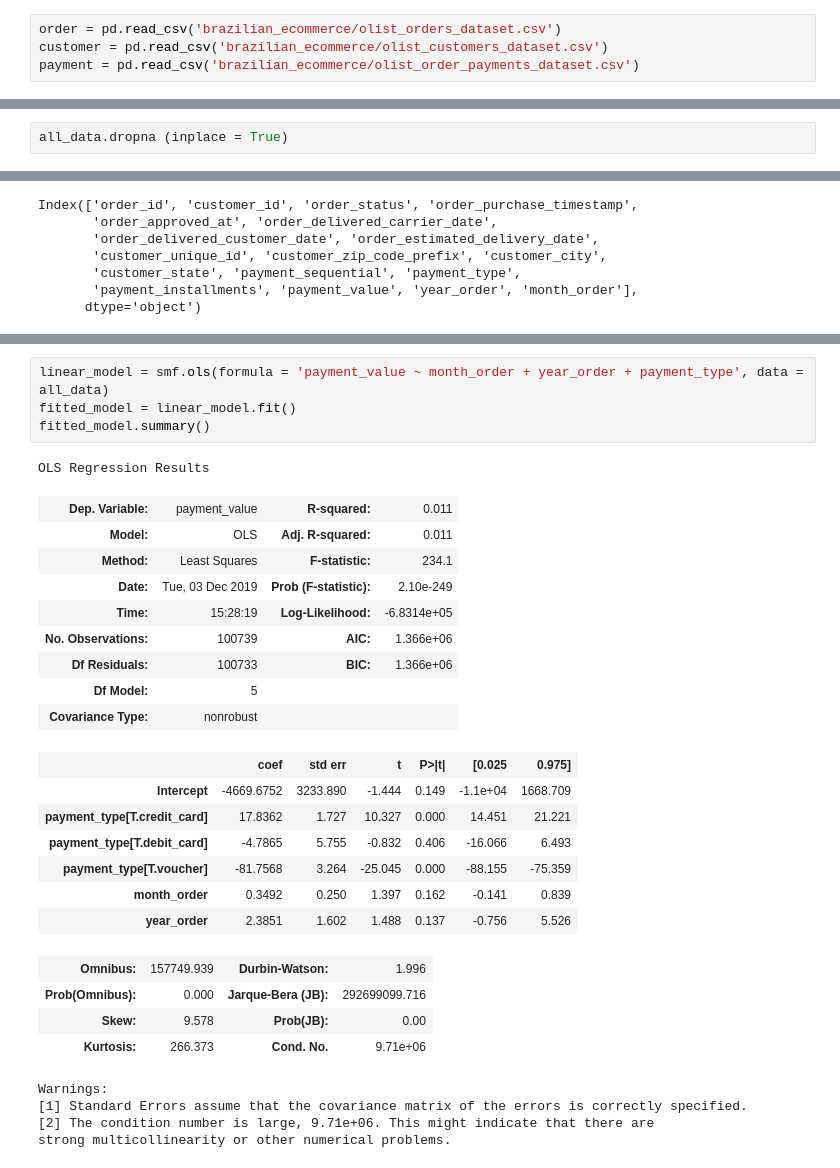
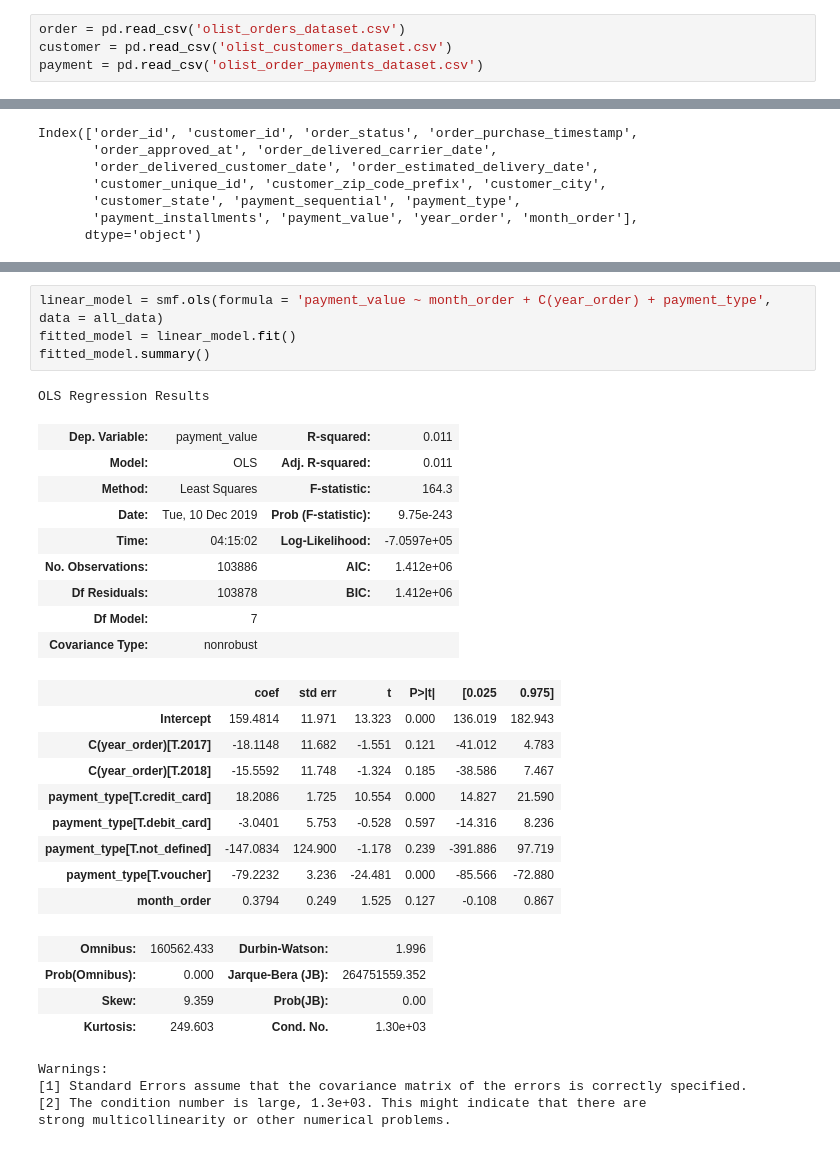
Before and after one commit to krispeta21/Capstone_3, a Jupyter notebook: brazilian_ecommerce/Capstone3_Group_Brazil_Ecommrce.ipynb, the cells around one changed output, grey strips where cells are left out. Drawn from its saved outputs; the diff is of its cells as text.

```diff
--- a/brazilian_ecommerce/Capstone3_Group_Brazil_Ecommrce.ipynb
+++ b/brazilian_ecommerce/Capstone3_Group_Brazil_Ecommrce.ipynb
@@ -7,14 +7,12 @@ import matplotlib.pyplot as plt
 import statsmodels.formula.api as smf
 import datetime as dt
 # %%
-order = pd.read_csv('brazilian_ecommerce/olist_orders_dataset.csv')
-customer = pd.read_csv('brazilian_ecommerce/olist_customers_dataset.csv')
-payment = pd.read_csv('brazilian_ecommerce/olist_order_payments_dataset.csv')
+order = pd.read_csv('olist_orders_dataset.csv')
+customer = pd.read_csv('olist_customers_dataset.csv')
+payment = pd.read_csv('olist_order_payments_dataset.csv')
 # %%
 ord_paym = pd.merge (order, customer)
 all_data = pd.merge (ord_paym, payment)
-# %%
-all_data.dropna (inplace = True)
 # %%
 all_data['order_purchase_timestamp'] = pd.to_datetime(all_data['order_purchase_timestamp'])
 all_data['order_delivered_customer_date'] = pd.to_datetime(all_data['order_delivered_customer_date'])
@@ -178,30 +169,32 @@ ax = scatter_matrix(all_data[numeric_vars], ax=ax, diagonal='kde')
 # %%
-linear_model = smf.ols(formula = 'payment_value ~ month_order + year_order + payment_type', data = all_data)
+linear_model = smf.ols(formula = 'payment_value ~ month_order + C(year_order) + payment_type', data = all_data)
 fitted_model = linear_model.fit()
 fitted_model.summary()
 # %% [output]
 OLS Regression Results
 | Dep. Variable: | payment_value | R-squared: | 0.011 |
 | Model: | OLS | Adj. R-squared: | 0.011 |
-| Method: | Least Squares | F-statistic: | 234.1 |
-| Date: | Tue, 03 Dec 2019 | Prob (F-statistic): | 2.10e-249 |
-| Time: | 15:28:19 | Log-Likelihood: | -6.8314e+05 |
-| No. Observations: | 100739 | AIC: | 1.366e+06 |
-| Df Residuals: | 100733 | BIC: | 1.366e+06 |
-| Df Model: | 5 |  |  |
+| Method: | Least Squares | F-statistic: | 164.3 |
+| Date: | Tue, 10 Dec 2019 | Prob (F-statistic): | 9.75e-243 |
+| Time: | 04:15:02 | Log-Likelihood: | -7.0597e+05 |
+| No. Observations: | 103886 | AIC: | 1.412e+06 |
+| Df Residuals: | 103878 | BIC: | 1.412e+06 |
+| Df Model: | 7 |  |  |
 | Covariance Type: | nonrobust |  |  |
 |  | coef | std err | t | P>|t| | [0.025 | 0.975] |
-| Intercept | -4669.6752 | 3233.890 | -1.444 | 0.149 | -1.1e+04 | 1668.709 |
-| payment_type[T.credit_card] | 17.8362 | 1.727 | 10.327 | 0.000 | 14.451 | 21.221 |
-| payment_type[T.debit_card] | -4.7865 | 5.755 | -0.832 | 0.406 | -16.066 | 6.493 |
-| payment_type[T.voucher] | -81.7568 | 3.264 | -25.045 | 0.000 | -88.155 | -75.359 |
-| month_order | 0.3492 | 0.250 | 1.397 | 0.162 | -0.141 | 0.839 |
-| year_order | 2.3851 | 1.602 | 1.488 | 0.137 | -0.756 | 5.526 |
+| Intercept | 159.4814 | 11.971 | 13.323 | 0.000 | 136.019 | 182.943 |
+| C(year_order)[T.2017] | -18.1148 | 11.682 | -1.551 | 0.121 | -41.012 | 4.783 |
+| C(year_order)[T.2018] | -15.5592 | 11.748 | -1.324 | 0.185 | -38.586 | 7.467 |
+| payment_type[T.credit_card] | 18.2086 | 1.725 | 10.554 | 0.000 | 14.827 | 21.590 |
+| payment_type[T.debit_card] | -3.0401 | 5.753 | -0.528 | 0.597 | -14.316 | 8.236 |
+| payment_type[T.not_defined] | -147.0834 | 124.900 | -1.178 | 0.239 | -391.886 | 97.719 |
+| payment_type[T.voucher] | -79.2232 | 3.236 | -24.481 | 0.000 | -85.566 | -72.880 |
+| month_order | 0.3794 | 0.249 | 1.525 | 0.127 | -0.108 | 0.867 |
-| Omnibus: | 157749.939 | Durbin-Watson: | 1.996 |
-| Prob(Omnibus): | 0.000 | Jarque-Bera (JB): | 292699099.716 |
-| Skew: | 9.578 | Prob(JB): | 0.00 |
-| Kurtosis: | 266.373 | Cond. No. | 9.71e+06 |
+| Omnibus: | 160562.433 | Durbin-Watson: | 1.996 |
+| Prob(Omnibus): | 0.000 | Jarque-Bera (JB): | 264751559.352 |
+| Skew: | 9.359 | Prob(JB): | 0.00 |
+| Kurtosis: | 249.603 | Cond. No. | 1.30e+03 |
 Warnings:
 [1] Standard Errors assume that the covariance matrix of the errors is correctly specified.
-[2] The condition number is large, 9.71e+06. This might indicate that there are
+[2] The condition number is large, 1.3e+03. This might indicate that there are
 strong multicollinearity or other numerical problems.
```
Also changed, not shown: parts of 20 cells of this notebook, 8 other files.
